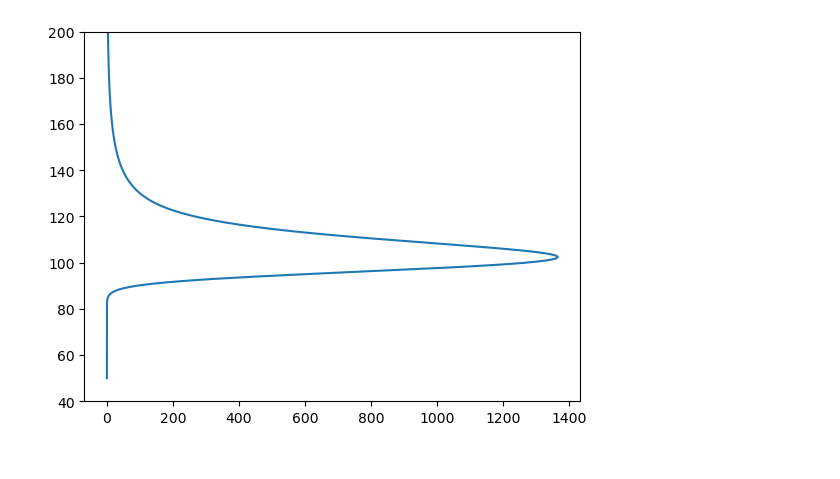
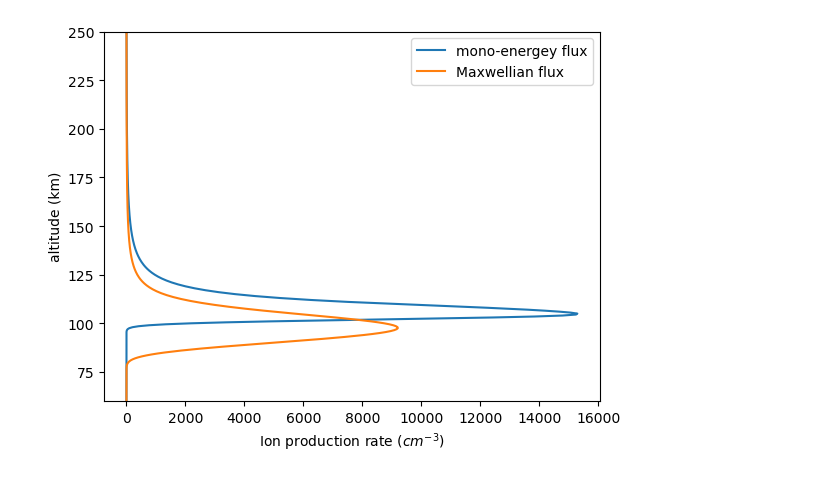
Before and after one commit to habtie-phys/ionprod, a Jupyter notebook: test.ipynb, the cells around one changed output. Cells and saved outputs as stored; diff of their text form; code cells hidden in the pictures.

```diff
--- a/test.ipynb
+++ b/test.ipynb
@@ -5,23 +11,30 @@ from ionprod import ionprod, maxw
 import matplotlib.pyplot as plt
 # %%
 dt = np.datetime64("2016-03-09T19:00")
-glat = 11.57
-glon = 37.36
-alts_km = np.arange(50, 200, 0.5)
-rho, m, H = get_params(dt, alts_km, glat, glon)
+glat = 69.35
+glon = 20.36
+alts_km = np.arange(60, 250, 0.5)
+natmos, rho, m, H = get_params(dt, alts_km, glat, glon)
 # %%
 nE = 300 # number of energy grids
-E = np.logspace(-0.25, 2, nE) # E grid in keV
-Q0 = 15*6.242e6 # energy flux in keV/cm^2 s. converting 15 mW/m^2 to keV/cm^2 s
-E0 = 5. # in keV
-Ec, dE, I = maxw(Q0, E0, E) # I is maxwellian energy spectra with charcterstic energy E0
+E = 1e-3*np.logspace(2, 5, nE) # E grid in keV
+Q0 = 1*6.242e8 # energy flux in keV/cm^2 s. converting 15 mW/m^2 to keV/cm^2 s
+E0 = 10 # in keV
+# Ec, dE, I = maxw(Q0, E0, E) # I is maxwellian energy spectra with charcterstic energy E0
+I_mono = monoFlux(Q0, E0, E) # I is maxwellian energy spectra with charcterstic energy E0
+I_max = maxw(Q0, E0, E) # I is maxwellian energy spectra with charcterstic energy E0
 # %%
-
-model = ionprod(rho, H, Ec, dE, I) # ion production model
-q = model.getq() # get ion production rate in 1/cm^3 s
+model = ionprod(rho, H,E) # ion production model
+q_mono = model.getq(I_mono) # get ion production rate in 1/cm^3 s
+q_max = model.getq(I_max) # get ion production rate in 1/cm^3 s
-# %%
-plt.plot(q, alts_km)
-plt.ylim(40, 200)
-plt.show()
-# %% [output]
-[figure, removed]
+# %%
+fig, ax = plt.subplots()
+ax.plot(q_mono, alts_km, label="mono-energey flux")
+ax.plot(q_max, alts_km, label="Maxwellian flux")
+ax.set_ylim(60, 250)
+ax.set_xlabel("Ion production rate ($cm^{-3}$)")
+ax.set_ylabel("altitude (km)")
+ax.legend()
+plt.show()
+# %% [output]
+[figure, added]
```
Also changed, not shown: parts of 2 cells of this notebook, 4 other files.
